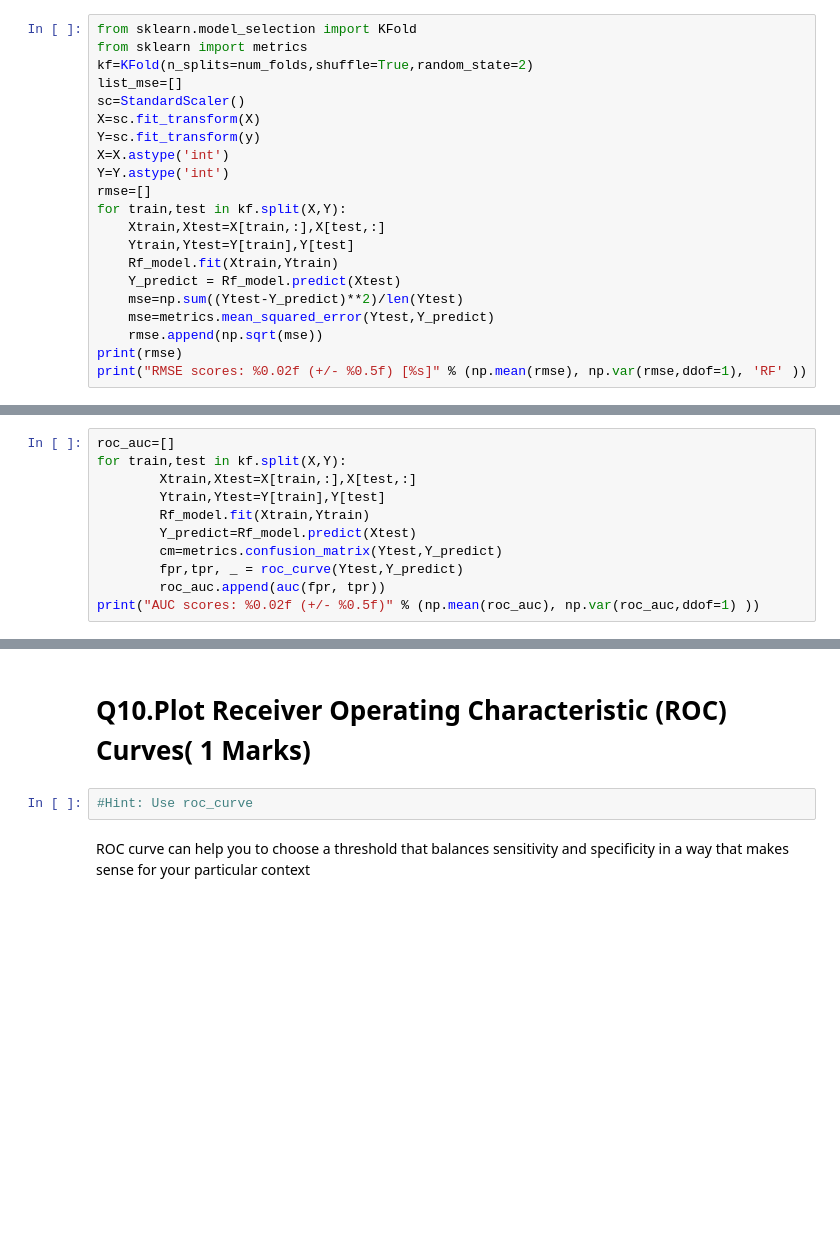
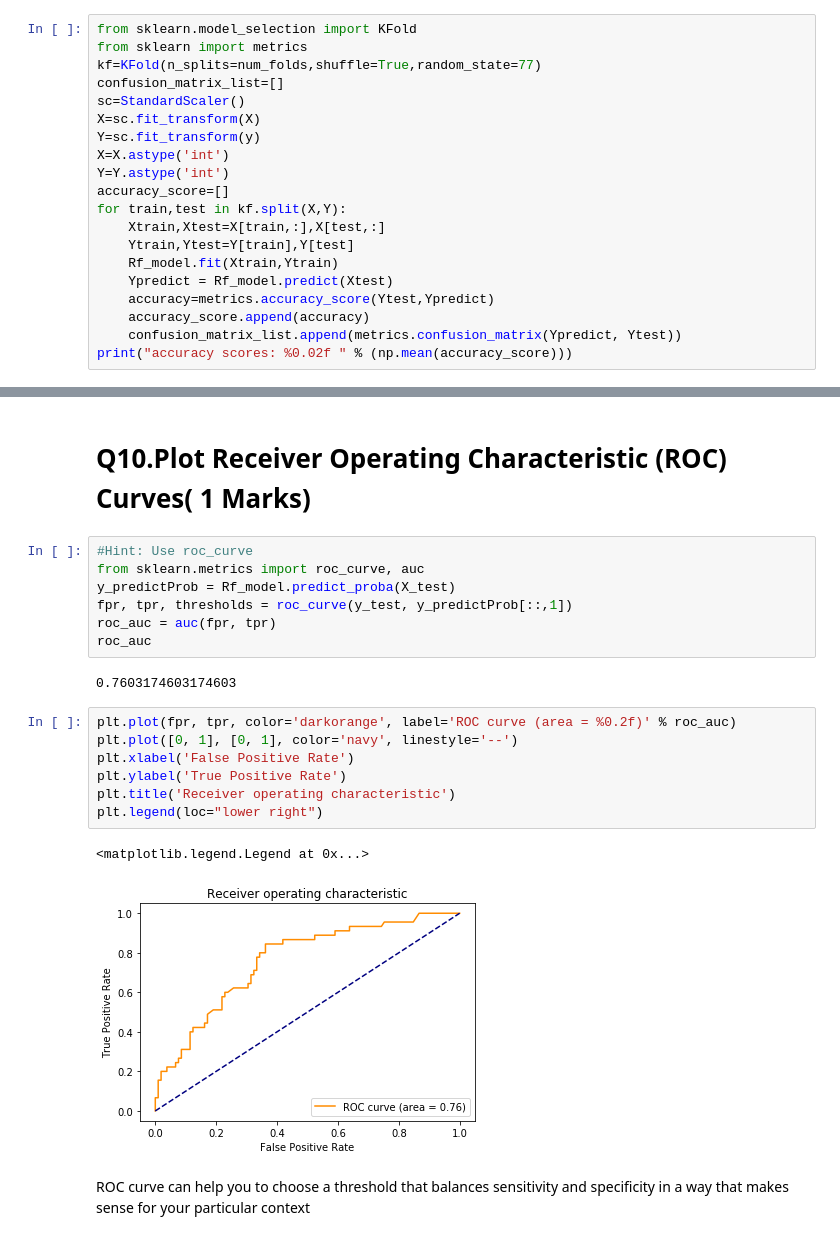
Before and after one commit to GreatLearningAIML1/bangalore-feb-batch-manishkumaraiml, a Jupyter notebook: R4_External_Lab_Validation_Accuracy.ipynb, the cells around one changed output, grey strips where cells are left out. Saved outputs shown, nothing was run; the diff lists cells and outputs as text; blank space fills up the shorter version.

```diff
--- a/R4_External_Lab_Validation_Accuracy.ipynb
+++ b/R4_External_Lab_Validation_Accuracy.ipynb
@@ -160,22 +160,21 @@ seed = 77
 # %%
 from sklearn.model_selection import KFold
 from sklearn import metrics
-kf=KFold(n_splits=num_folds,shuffle=True,random_state=2)
-list_mse=[]
+kf=KFold(n_splits=num_folds,shuffle=True,random_state=77)
+confusion_matrix_list=[]
 sc=StandardScaler()
 X=sc.fit_transform(X)
 Y=sc.fit_transform(y)
 X=X.astype('int')
 Y=Y.astype('int')
-rmse=[]
+accuracy_score=[]
 for train,test in kf.split(X,Y):
     Xtrain,Xtest=X[train,:],X[test,:]
     Ytrain,Ytest=Y[train],Y[test]
     Rf_model.fit(Xtrain,Ytrain)
-    Y_predict = Rf_model.predict(Xtest)
-    mse=np.sum((Ytest-Y_predict)**2)/len(Ytest)
-    mse=metrics.mean_squared_error(Ytest,Y_predict)
-    rmse.append(np.sqrt(mse))
-print(rmse)
-print("RMSE scores: %0.02f (+/- %0.5f) [%s]" % (np.mean(rmse), np.var(rmse,ddof=1), 'RF' ))
+    Ypredict = Rf_model.predict(Xtest)
+    accuracy=metrics.accuracy_score(Ytest,Ypredict)
+    accuracy_score.append(accuracy)
+    confusion_matrix_list.append(metrics.confusion_matrix(Ypredict, Ytest))
+print("accuracy scores: %0.02f " % (np.mean(accuracy_score)))
 # %% [output]
@@ -184,11 +181,0 @@ RMSE scores: 0.51 (+/- 0.00318) [RF]
-# %%
-roc_auc=[]
-for train,test in kf.split(X,Y):
-        Xtrain,Xtest=X[train,:],X[test,:]
-        Ytrain,Ytest=Y[train],Y[test]
-        Rf_model.fit(Xtrain,Ytrain)
-        Y_predict=Rf_model.predict(Xtest)
-        cm=metrics.confusion_matrix(Ytest,Y_predict)
-        fpr,tpr, _ = roc_curve(Ytest,Y_predict)
-        roc_auc.append(auc(fpr, tpr))
-print("AUC scores: %0.02f (+/- %0.5f)" % (np.mean(roc_auc), np.var(roc_auc,ddof=1) ))
@@ -207,7 +235,24 @@ percentage of correct predictions and Calculate sensitivity (or True Positive Ra
 # %% [markdown]
 # Q10.Plot Receiver Operating Characteristic (ROC) Curves( 1 Marks)
-# %%
-#Hint: Use roc_curve
+# %%
+#Hint: Use roc_curve
+from sklearn.metrics import roc_curve, auc
+y_predictProb = Rf_model.predict_proba(X_test)
+fpr, tpr, thresholds = roc_curve(y_test, y_predictProb[::,1])
+roc_auc = auc(fpr, tpr)
+roc_auc
+# %% [output]
+0.7603174603174603
+# %%
+plt.plot(fpr, tpr, color='darkorange', label='ROC curve (area = %0.2f)' % roc_auc)
+plt.plot([0, 1], [0, 1], color='navy', linestyle='--')
+plt.xlabel('False Positive Rate')
+plt.ylabel('True Positive Rate')
+plt.title('Receiver operating characteristic')
+plt.legend(loc="lower right")
+# %% [output]
+<matplotlib.legend.Legend at 0x...>
+[figure, added]
 # %% [markdown]
 ROC curve can help you to choose a threshold that balances sensitivity and specificity in a way that makes sense for your particular context
 # %% [markdown]
```
Also changed, not shown: parts of 9 cells of this notebook.
